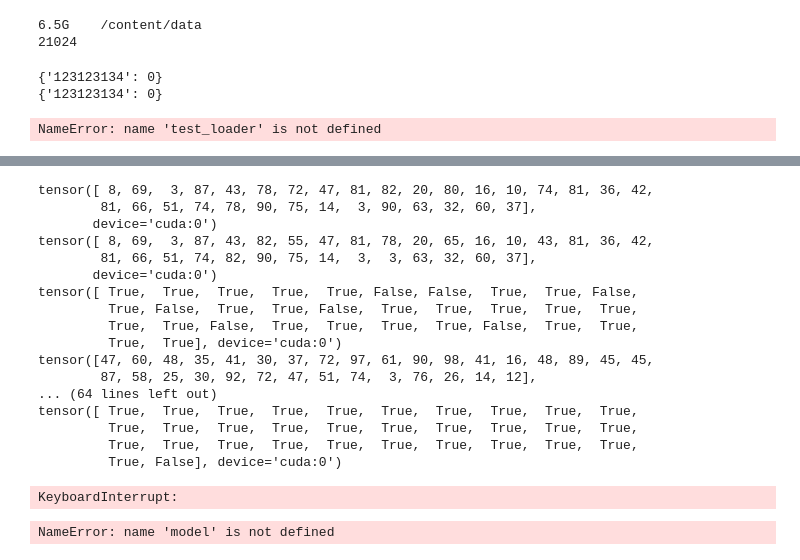
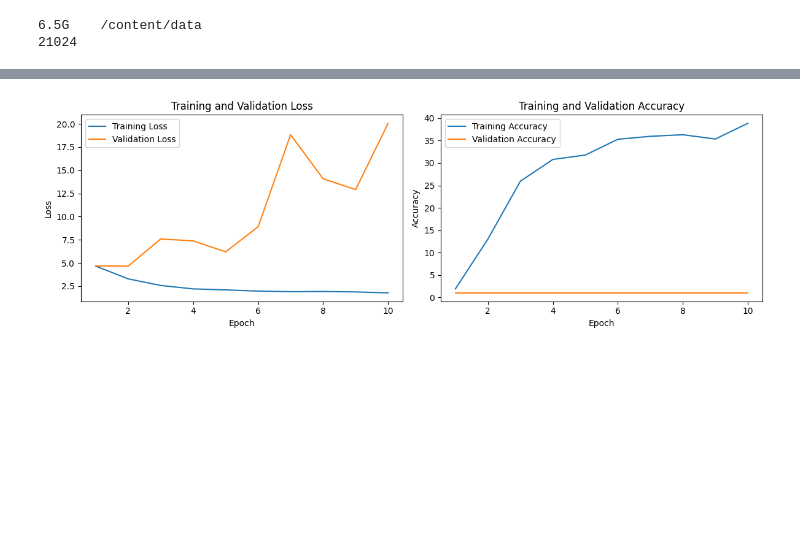
Before and after one commit to xoxonut/nycu-cv-113-2, a Jupyter notebook: CV_HW1.ipynb, the cells around one changed output, grey strips where cells are left out. Drawn from its saved outputs; the diff is of its cells as text; code cells hidden in the pictures; blank space fills up the shorter version.

```diff
--- a/CV_HW1.ipynb
+++ b/CV_HW1.ipynb
@@ -74,15 +98,3 @@ def create_dataloader(train_transform,test_transform,batch_size):
-# %%
-train_transform,test_transform = get_transforms()
-train_loader,val_loader = create_dataloader(train_transform,test_transform,32)
-for i,j in train_loader:
-  i = i.to("cpu")
-  j = j.to("cpu")
-  print(i,j)
-  break
-# %% [output]
-{'123123134': 0}
-{'123123134': 0}
-NameError: name 'test_loader' is not defined
 # %%
 def train_one_epoch(model,train_loader,optimizer,criterion,device):
   model.train()
@@ -199,11 +207,9 @@ if __name__ == "__main__":
   criterion = nn.CrossEntropyLoss()
   optimizer = torch.optim.AdamW(model.parameters(), lr=0.001,weight_decay=0.01)
   scheduler = torch.optim.lr_scheduler.StepLR(optimizer, step_size=3, gamma=0.8)
-  epochs = 1
+  epochs = 10
   train_losses, train_accs, val_losses, val_accs = [], [], [], []
   print_model_size(model)
-  model=torch.load("/content/drive/MyDrive/full_model.pth")
-  exit()
   for epoch in range(epochs):
     train_loss, train_acc = train_one_epoch(model, train_loader, optimizer, criterion, device)
     val_loss, val_acc = validate(model, val_loader, criterion, device)
@@ -222,49 +238 @@ Model size: 94.08 MB
-tensor([ 8, 69,  3, 87, 43, 78, 72, 47, 81, 82, 20, 80, 16, 10, 74, 81, 36, 42,
-        81, 66, 51, 74, 78, 90, 75, 14,  3, 90, 63, 32, 60, 37],
-       device='cuda:0')
-tensor([ 8, 69,  3, 87, 43, 82, 55, 47, 81, 78, 20, 65, 16, 10, 43, 81, 36, 42,
-        81, 66, 51, 74, 82, 90, 75, 14,  3,  3, 63, 32, 60, 37],
-       device='cuda:0')
-tensor([ True,  True,  True,  True,  True, False, False,  True,  True, False,
-         True, False,  True,  True, False,  True,  True,  True,  True,  True,
-         True,  True, False,  True,  True,  True,  True, False,  True,  True,
-         True,  True], device='cuda:0')
-tensor([47, 60, 48, 35, 41, 30, 37, 72, 97, 61, 90, 98, 41, 16, 48, 89, 45, 45,
-        87, 58, 25, 30, 92, 72, 47, 51, 74,  3, 76, 26, 14, 12],
-... (64 lines left out)
-tensor([ True,  True,  True,  True,  True,  True,  True,  True,  True,  True,
-         True,  True,  True,  True,  True,  True,  True,  True,  True,  True,
-         True,  True,  True,  True,  True,  True,  True,  True,  True,  True,
-         True, False], device='cuda:0')
-KeyboardInterrupt:
+[figure, added]
-# %%
-from IPython.display import display
-model.eval()
-class TestDataSet(Dataset):
-  def __init__(self, root_dir, transform=None):
-    self.root_dir = root_dir
-    self.transform = transform
-    valid_exts = (".jpg",".jpeg",".png",".bmp")
-    self.image_paths = [os.path.join(root_dir, f) for f in os.listdir(root_dir) if f.lower().endswith(valid_exts)]
-
-  def __len__(self):
-    return len(self.image_paths)
-
-  def __getitem__(self, index):
-    image_path = self.image_paths[index]
-    image = Image.open(image_path).convert("RGB")
-    if self.transform:
-      image = self.transform(image)
-    file_name = os.path.basename(image_path)
-    name_only = os.path.splitext(file_name)[0]
-    return image,name_only
-test_set = TestDataSet("/content/data/train/0",transform=test_transform)
-test_loader = DataLoader(test_set, batch_size=32, shuffle=False)
-with torch.no_grad():
-  for inputs, file_names in test_loader:
-    inputs = inputs.to(device)
-    outputs = model(inputs)
-    preds = torch.argmax(outputs, dim=1)
-    print(preds)
-# %% [output]
-NameError: name 'model' is not defined
```
Also changed, not shown: parts of 3 cells of this notebook.
